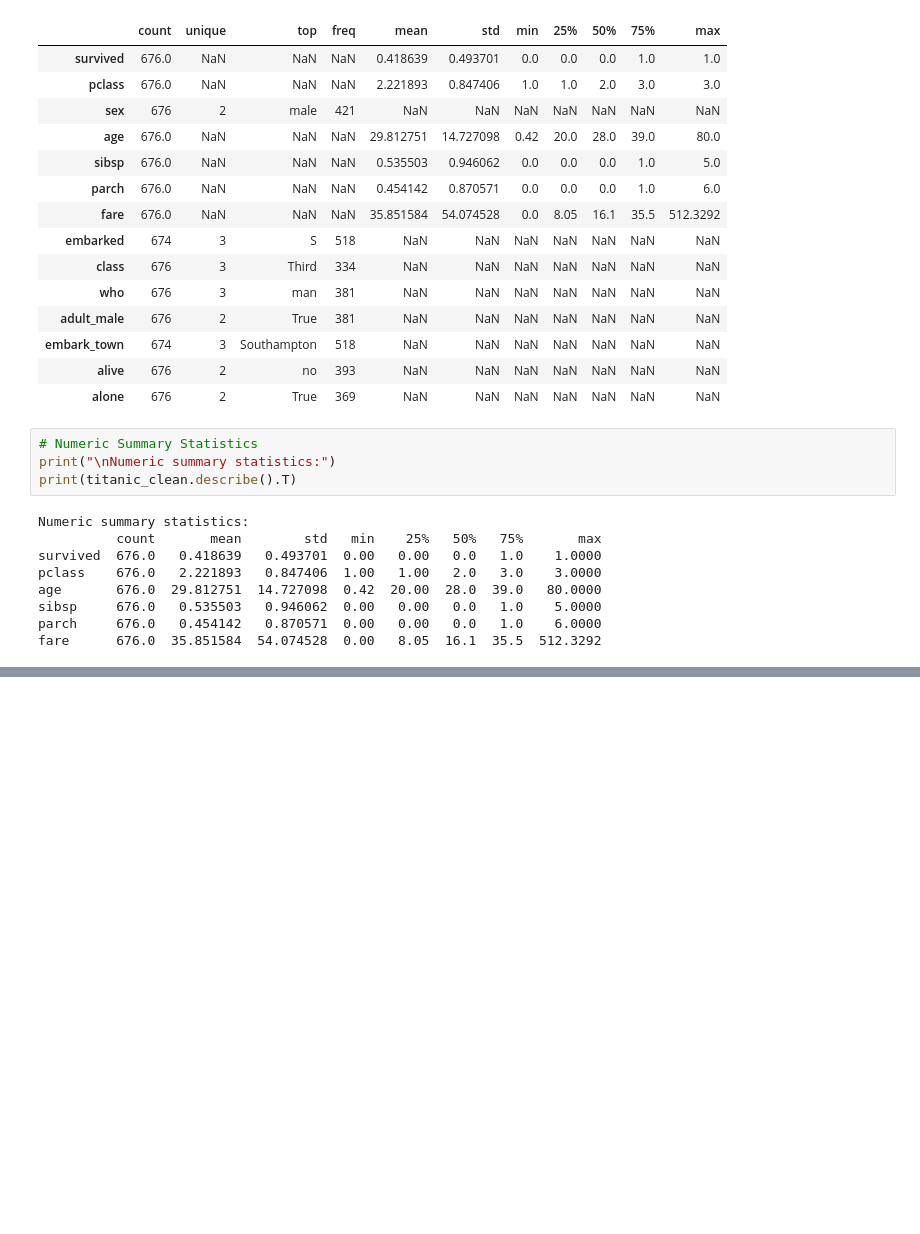
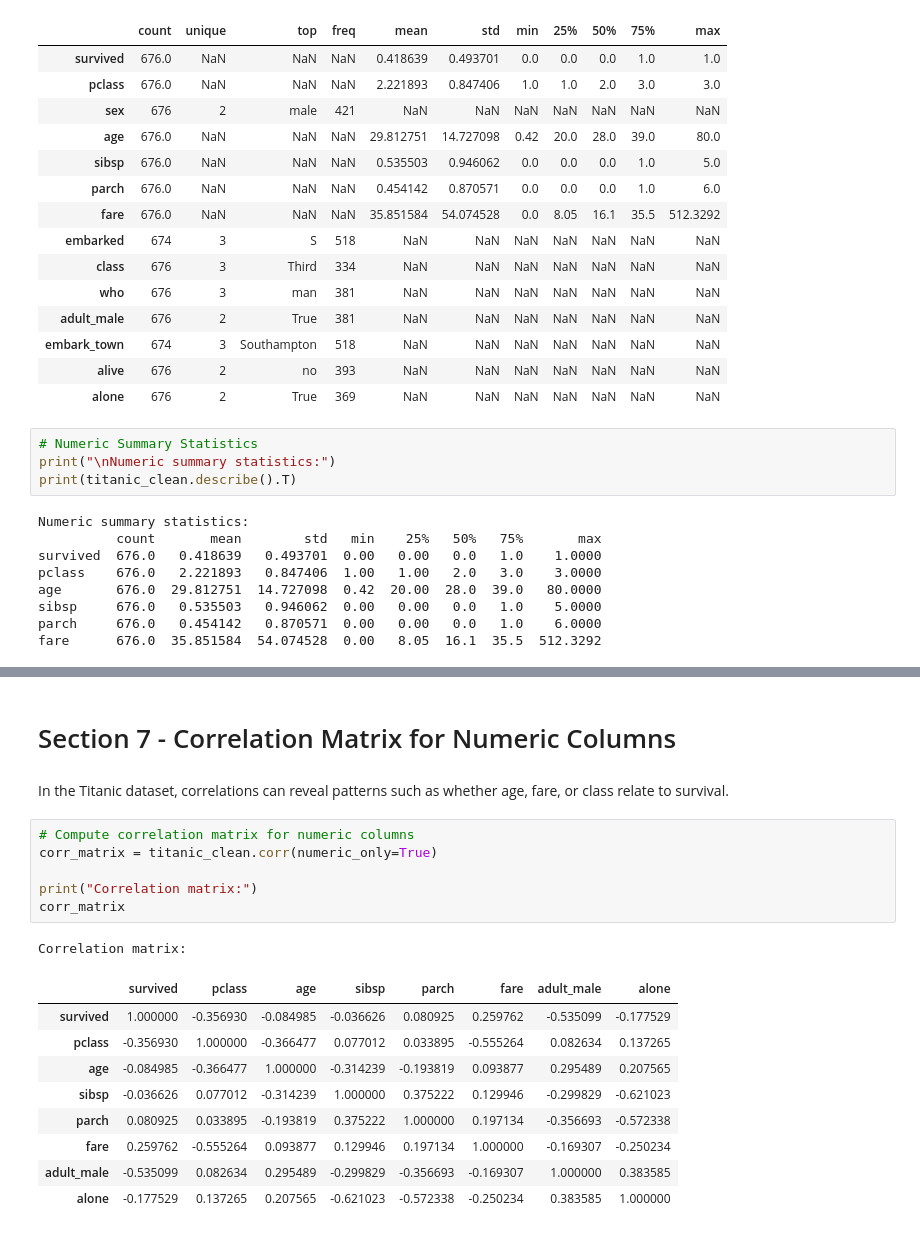
Before and after one commit to jaystingarcia-glitch/datafun-06-eda, a Jupyter notebook: jaystin_eda.ipynb, the cells around one changed output, grey strips where cells are left out. Drawn from its saved outputs; the diff is of its cells as text; blank space fills up the shorter version.

```diff
--- a/jaystin_eda.ipynb
+++ b/jaystin_eda.ipynb
@@ -198,0 +206,21 @@ fare      676.0  35.851584  54.074528  0.00   8.05  16.1  35.5  512.3292
+# %% [markdown]
+# Section 7 - Correlation Matrix for Numeric Columns
+# %% [markdown]
+In the Titanic dataset, correlations can reveal patterns such as whether age, fare, or class relate to survival.
+# %%
+# Compute correlation matrix for numeric columns
+corr_matrix = titanic_clean.corr(numeric_only=True)
+
+print("Correlation matrix:")
+corr_matrix
+# %% [output]
+Correlation matrix:
+|  | survived | pclass | age | sibsp | parch | fare | adult_male | alone |
+| survived | 1.000000 | -0.356930 | -0.084985 | -0.036626 | 0.080925 | 0.259762 | -0.535099 | -0.177529 |
+| pclass | -0.356930 | 1.000000 | -0.366477 | 0.077012 | 0.033895 | -0.555264 | 0.082634 | 0.137265 |
+| age | -0.084985 | -0.366477 | 1.000000 | -0.314239 | -0.193819 | 0.093877 | 0.295489 | 0.207565 |
+| sibsp | -0.036626 | 0.077012 | -0.314239 | 1.000000 | 0.375222 | 0.129946 | -0.299829 | -0.621023 |
+| parch | 0.080925 | 0.033895 | -0.193819 | 0.375222 | 1.000000 | 0.197134 | -0.356693 | -0.572338 |
+| fare | 0.259762 | -0.555264 | 0.093877 | 0.129946 | 0.197134 | 1.000000 | -0.169307 | -0.250234 |
+| adult_male | -0.535099 | 0.082634 | 0.295489 | -0.299829 | -0.356693 | -0.169307 | 1.000000 | 0.383585 |
+| alone | -0.177529 | 0.137265 | 0.207565 | -0.621023 | -0.572338 | -0.250234 | 0.383585 | 1.000000 |
```
Also changed, not shown: parts of 3 cells of this notebook.
